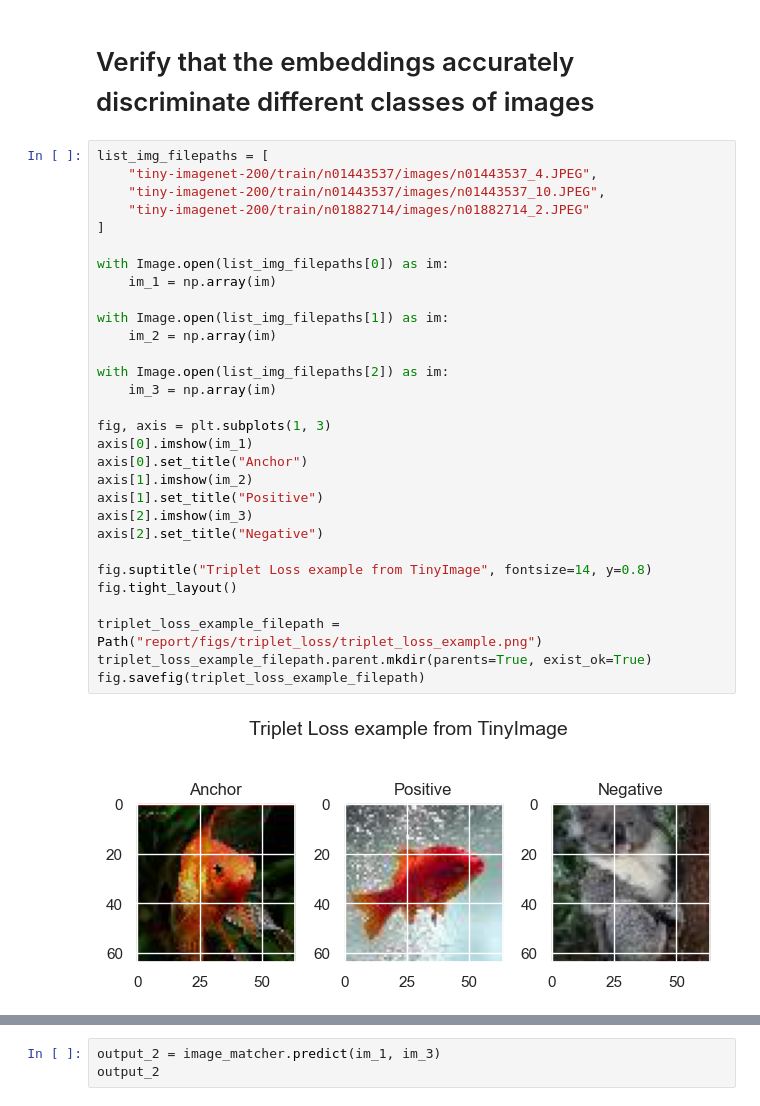
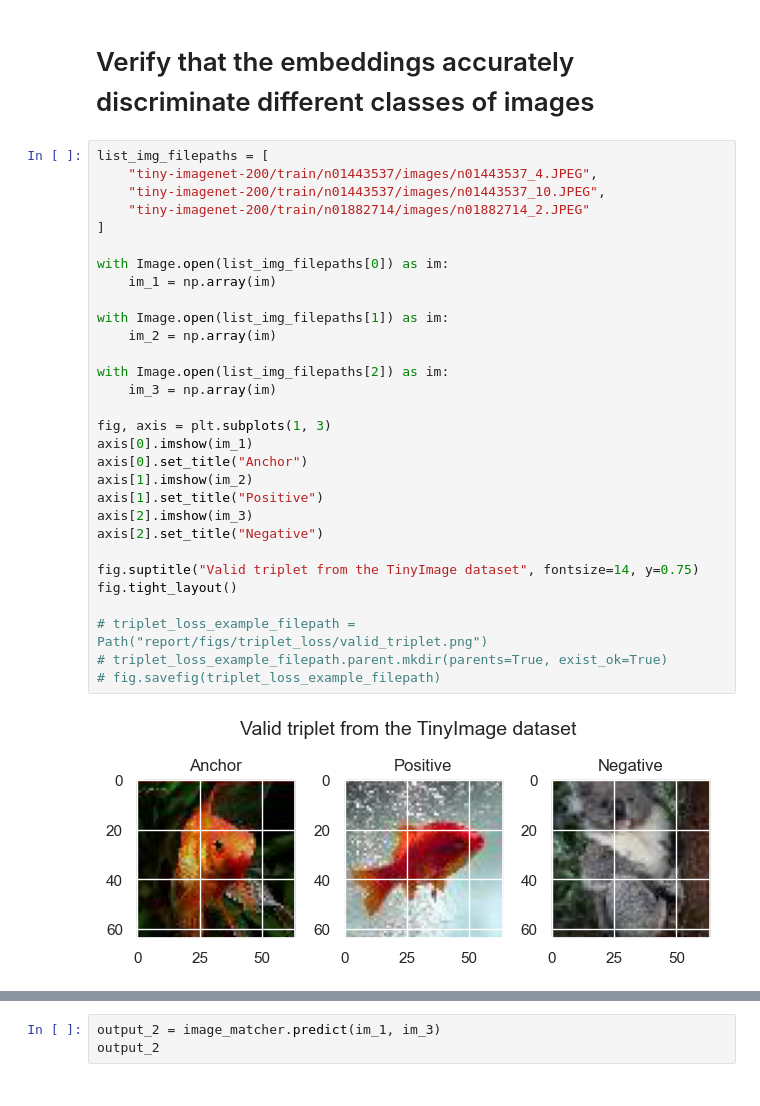
Before and after one commit to tonywu71/image-matching-triplet-loss, a Jupyter notebook: test_e2e.ipynb, the cells around one changed output, grey strips where cells are left out. Saved outputs shown, nothing was run; the diff lists cells and outputs as text.

Commit message:
Update figures for report

```diff
--- a/test_e2e.ipynb
+++ b/test_e2e.ipynb
@@ -54,35 +55,35 @@ ________________________________________________________________________________
 # %%
 list_img_filepaths = [
     "tiny-imagenet-200/train/n01443537/images/n01443537_4.JPEG",
     "tiny-imagenet-200/train/n01443537/images/n01443537_10.JPEG",
     "tiny-imagenet-200/train/n01882714/images/n01882714_2.JPEG"
 ]
 
 with Image.open(list_img_filepaths[0]) as im:
     im_1 = np.array(im)
 
 with Image.open(list_img_filepaths[1]) as im:
     im_2 = np.array(im)
 
 with Image.open(list_img_filepaths[2]) as im:
     im_3 = np.array(im)
 
 fig, axis = plt.subplots(1, 3)
 axis[0].imshow(im_1)
 axis[0].set_title("Anchor")
 axis[1].imshow(im_2)
 axis[1].set_title("Positive")
 axis[2].imshow(im_3)
 axis[2].set_title("Negative")
 
-fig.suptitle("Triplet Loss example from TinyImage", fontsize=14, y=0.8)
+fig.suptitle("Valid triplet from the TinyImage dataset", fontsize=14, y=0.75)
 fig.tight_layout()
 
-triplet_loss_example_filepath = Path("report/figs/triplet_loss/triplet_loss_example.png")
-triplet_loss_example_filepath.parent.mkdir(parents=True, exist_ok=True)
-fig.savefig(triplet_loss_example_filepath)
+# triplet_loss_example_filepath = Path("report/figs/triplet_loss/valid_triplet.png")
+# triplet_loss_example_filepath.parent.mkdir(parents=True, exist_ok=True)
+# fig.savefig(triplet_loss_example_filepath)
 # %% [output]
-[figure, old version]
+[figure, new version]
 # %%
 output_1 = image_matcher.predict(im_1, im_2)
 output_1
```
Also changed, not shown: parts of 2 cells of this notebook, 3 other files.
